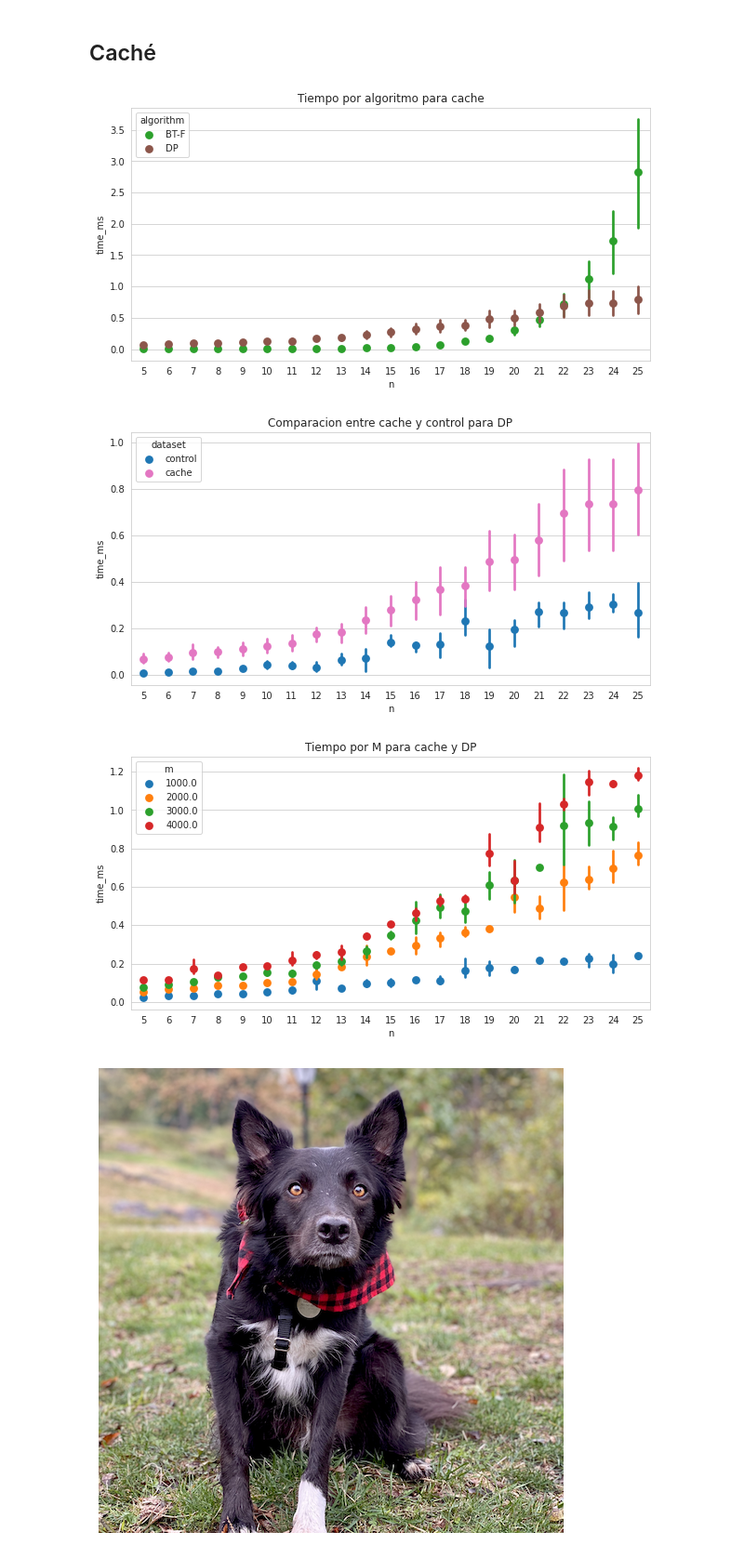
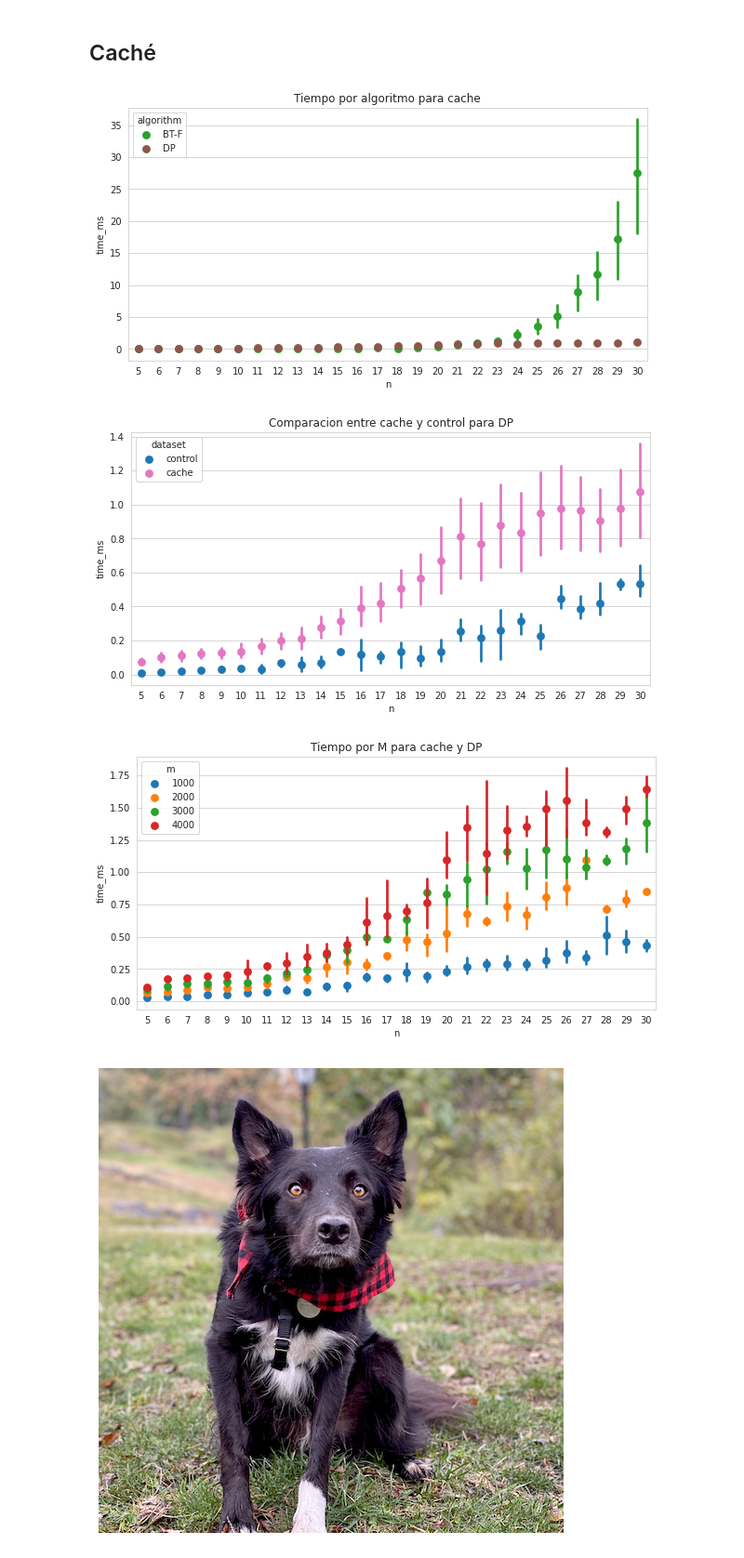
Before and after one commit to mnPanic/algo3-tp1, a Jupyter notebook: jupyter/analisis.ipynb, the cells around one changed output. Shown at 93% size. Saved outputs shown, nothing was run; the diff lists cells and outputs as text; code cells hidden in the pictures.

```diff
--- a/jupyter/analisis.ipynb
+++ b/jupyter/analisis.ipynb
@@ -48,5 +48,11 @@ def correlacion_pearson(data_frame, columna1, columna2):
 # %%
 # Leemos los resultados para luego analizar cada dataset/experimento
 sns.set_style("whitegrid")
-df_results = pd.read_csv("resultados_old.csv")
+df_results = pd.read_csv("resultados.csv")
 df_results = generate_attrs(df_results)
+# %%
+# para poder tener todos como ints, no tenemos que tener NaN, entonces le pongo un valor negativo
+# para que lo distingamos. De todas formas nunca deberiamos estar en una situacion donde tengamos
+# un NaN porque filtramos por dataset.
+df_results = df_results.fillna(-1).astype({'m': 'int64', 'pos': 'int64', 'grupos': 'int64'})
+df_results.info()
@@ -302,25 +327,25 @@ df_cache = df_results[(df_results["dataset"] == "cache")]
 plt.subplots(figsize=FIGSIZE)
 fig = sns.pointplot(data=df_cache, x="n", y="time_ms", hue="algorithm", join=False, palette=PALETTE)
 fig.set_title("Tiempo por algoritmo para cache")
-plt.savefig("img/cache-comp.svg");
+plt.savefig("img/dp/cache/comp.svg");
 # %% [output]
-[figure, old version]
+[figure, new version]
 # %%
 df_cache = df_results[(df_results["dataset"].isin(["control", "cache"])) & (df_results["algorithm"] == "DP")]
 plt.subplots(figsize=FIGSIZE)
 fig = sns.pointplot(data=df_cache, x="n", y="time_ms", hue="dataset", palette=DATALETTE, join=False)
 fig.set_title("Comparacion entre cache y control para DP")
-plt.savefig("img/cache-control.svg");
+plt.savefig("img/dp/cache/control.svg");
 # %% [output]
-[figure, old version]
+[figure, new version]
 # %%
 df_cache = df_results[(df_results["dataset"] == "cache") & (df_results["algorithm"] == "DP")]
-plt.subplots(figsize=(10,5))
+plt.subplots(figsize=FIGSIZE)
 fig = sns.pointplot(data=df_cache, x="n", y="time_ms", hue="m", join=False)
 fig.set_title("Tiempo por M para cache y DP")
-plt.savefig("img/cache-m.svg");
+plt.savefig("img/dp/cache/por-m.svg");
 # %% [output]
-[figure, old version]
+[figure, new version]
 # %%
 ## Plot mas importante, recordar ponerlo en el informe.
 sns.dogplot()
```
Also changed, not shown: parts of 26 cells of this notebook, 57 other files.
